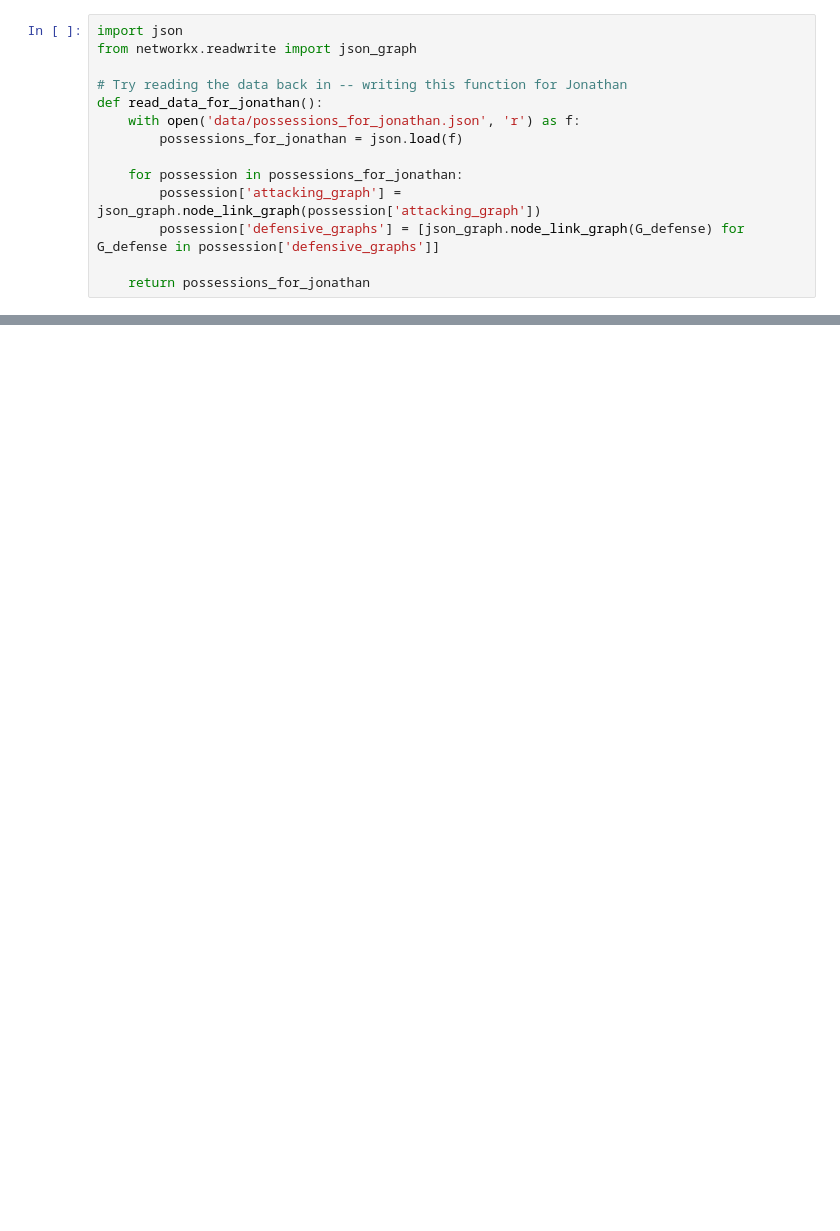
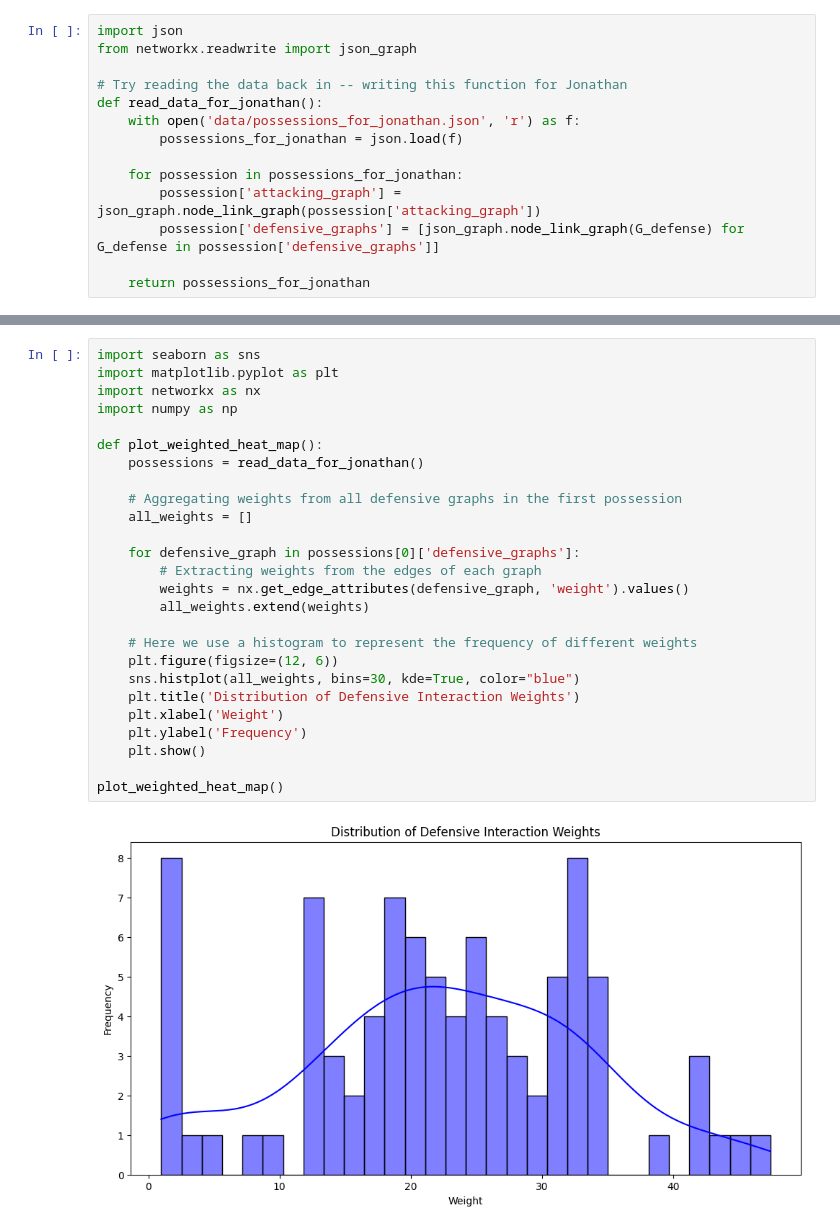
Before and after one commit to Jonathannsegal/networks, a Jupyter notebook: analysis.ipynb, the cells around one changed output, grey strips where cells are left out. Saved outputs shown, nothing was run; the diff lists cells and outputs as text; blank space fills up the shorter version.

```diff
--- a/analysis.ipynb
+++ b/analysis.ipynb
@@ -35,0 +36,28 @@ create_defensive_distance_graph()
+# %%
+import seaborn as sns
+import matplotlib.pyplot as plt
+import networkx as nx
+import numpy as np
+
+def plot_weighted_heat_map():
+    possessions = read_data_for_jonathan()
+
+    # Aggregating weights from all defensive graphs in the first possession
+    all_weights = []
+
+    for defensive_graph in possessions[0]['defensive_graphs']:
+        # Extracting weights from the edges of each graph
+        weights = nx.get_edge_attributes(defensive_graph, 'weight').values()
+        all_weights.extend(weights)
+
+    # Here we use a histogram to represent the frequency of different weights
+    plt.figure(figsize=(12, 6))
+    sns.histplot(all_weights, bins=30, kde=True, color="blue")
+    plt.title('Distribution of Defensive Interaction Weights')
+    plt.xlabel('Weight')
+    plt.ylabel('Frequency')
+    plt.show()
+
+plot_weighted_heat_map()
+# %% [output]
+[figure, added]
```
Also changed, not shown: parts of 2 cells of this notebook.
